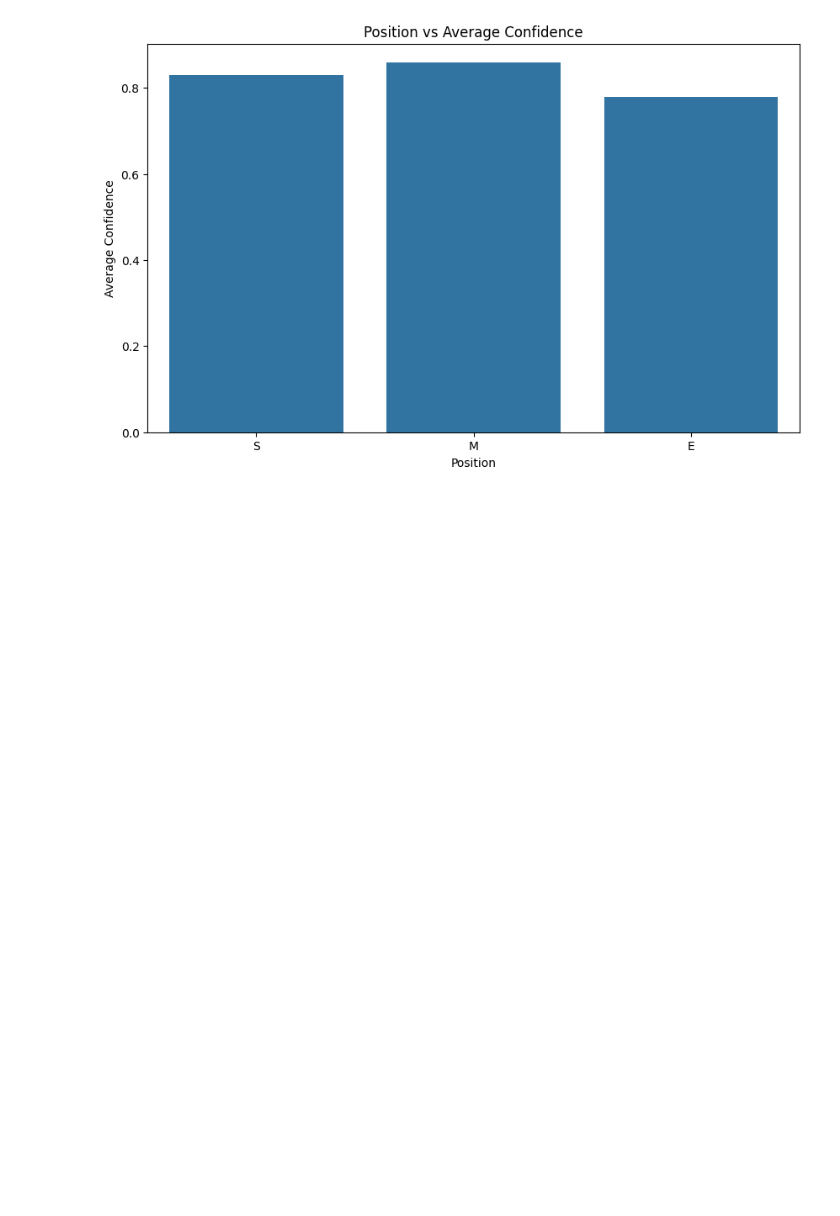
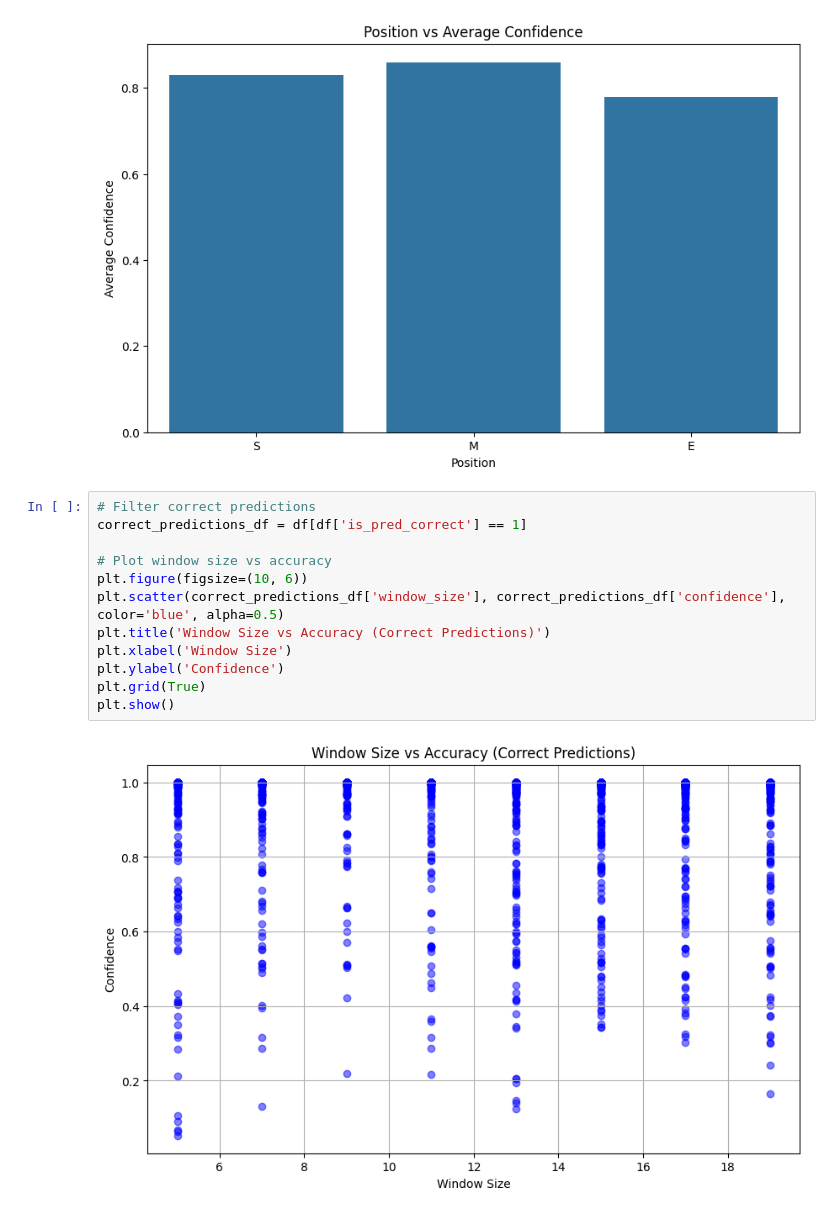
Before and after one commit to sim1029/frame-bandits, a Jupyter notebook: visualizations.ipynb, the cells around one changed output. Saved outputs shown, nothing was run; the diff lists cells and outputs as text; blank space fills up the shorter version.

Commit message:
more graphs

```diff
--- a/visualizations.ipynb
+++ b/visualizations.ipynb
@@ -56,3 +56,17 @@ plt.ylabel('Average Confidence')
 plt.show()
 # %% [output]
 [figure]
+# %%
+# Filter correct predictions
+correct_predictions_df = df[df['is_pred_correct'] == 1]
+
+# Plot window size vs accuracy
+plt.figure(figsize=(10, 6))
+plt.scatter(correct_predictions_df['window_size'], correct_predictions_df['confidence'], color='blue', alpha=0.5)
+plt.title('Window Size vs Accuracy (Correct Predictions)')
+plt.xlabel('Window Size')
+plt.ylabel('Confidence')
+plt.grid(True)
+plt.show()
+# %% [output]
+[figure, added]
```
Also changed, not shown: parts of 3 cells of this notebook.
